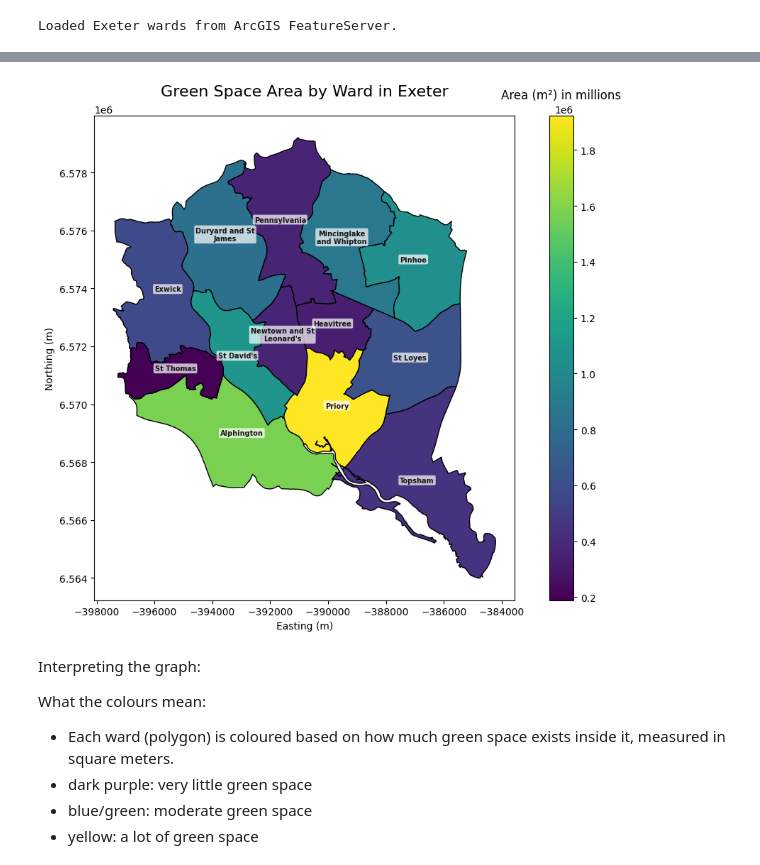
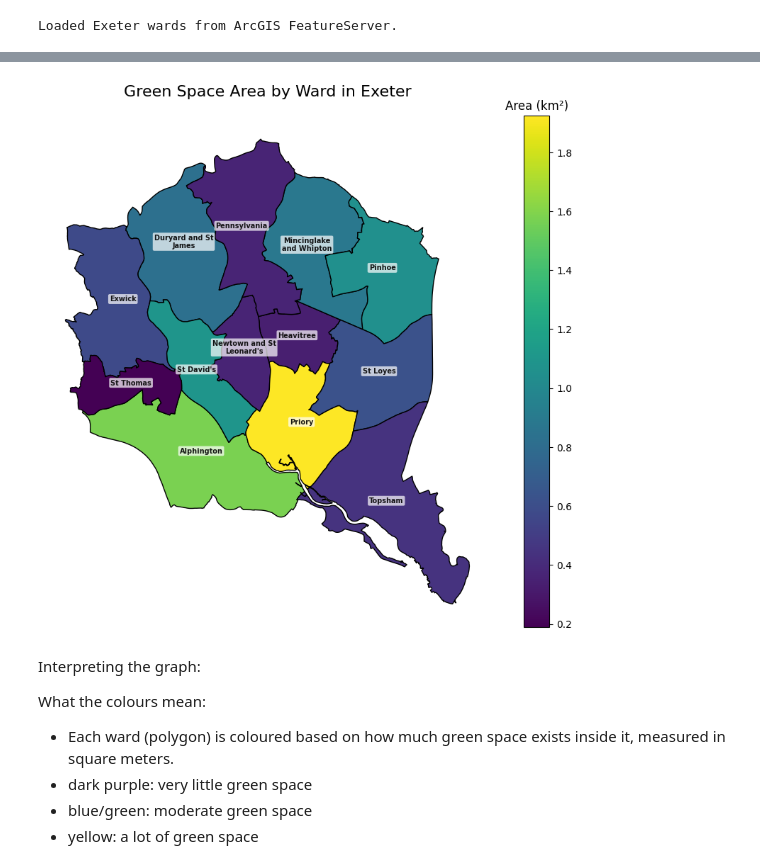
Before and after one commit to livi514/mapping-green-spaces-in-exeter, a Jupyter notebook: geopandas project.ipynb, the cells around one changed output, grey strips where cells are left out. Cells and saved outputs as stored; diff of their text form; code cells hidden in the pictures.

```diff
--- a/geopandas project.ipynb
+++ b/geopandas project.ipynb
@@ -57,56 +116,50 @@ joined["area_m2"] = joined.geometry.area
 # grouping by the correct ward name column
 summary = joined.groupby("WD25NM")["area_m2"].sum().reset_index()
 
+# convert to km² for readability
+summary["area_km2"] = summary["area_m2"] / 1_000_000
+
 # merging back into the neighbourhoods GeoDataFrame
-neighbourhoods = neighbourhoods.merge(summary, on="WD25NM", how="left")
-
-# if merge created a suffixed version of the column, keep the joined values
-if "area_m2" not in neighbourhoods.columns:
-    if "area_m2_y" in neighbourhoods.columns:
-        neighbourhoods["area_m2"] = neighbourhoods["area_m2_y"]
-    elif "area_m2_x" in neighbourhoods.columns:
-        neighbourhoods["area_m2"] = neighbourhoods["area_m2_x"]
+neighbourhoods = neighbourhoods.merge(summary[["WD25NM", "area_km2"]], on="WD25NM", how="left")
 
 # filtering to Exeter only (otherwise you plot the whole UK)
-exeter = neighbourhoods[neighbourhoods["LAD25NM"] == "Exeter"]
+exeter = neighbourhoods[neighbourhoods["LAD25NM"] == "Exeter"].copy()
 
 # plotting the area of green spaces in each ward in Exeter using a choropleth map
 ax = exeter.plot(
-    column="area_m2",
+    column="area_km2",
     cmap="viridis",
     legend=True,
     figsize=(10, 8),
     edgecolor="black",
 )
 
 # add ward labels at the representative point of each polygon
 for _, row in exeter.iterrows():
     point = row.geometry.representative_point()
     label = "\n".join(textwrap.wrap(row["WD25NM"], width=14))
     ax.annotate(
         text=label,
         xy=(point.x, point.y),
         horizontalalignment="center",
         fontsize=7,
         color="black",
         weight="bold",
         alpha=0.9,
         bbox={"facecolor": "white", "alpha": 0.7, "edgecolor": "none", "boxstyle": "round,pad=0.2"},
         zorder=5,
     )
 
 ax.set_title("Green Space Area by Ward in Exeter", fontsize=16, pad=20)
-ax.set_xlabel("Easting (m)")
-ax.set_ylabel("Northing (m)")
+ax.set_axis_off()
 
-# accessing the colorbar (GeoPandas legend)
 fig = ax.get_figure()
 fig.tight_layout()
 cax = fig.axes[-1] if len(fig.axes) > 1 else None
 if cax is not None:
-    cax.set_title("Area (m²) in millions")
+    cax.set_title("Area (km²)")
 # %% [output]
-[figure, old version]
+[figure, new version]
 # %% [markdown]
 Interpreting the graph:
 
```
Also changed, not shown: parts of 11 cells of this notebook, 4 other files.
